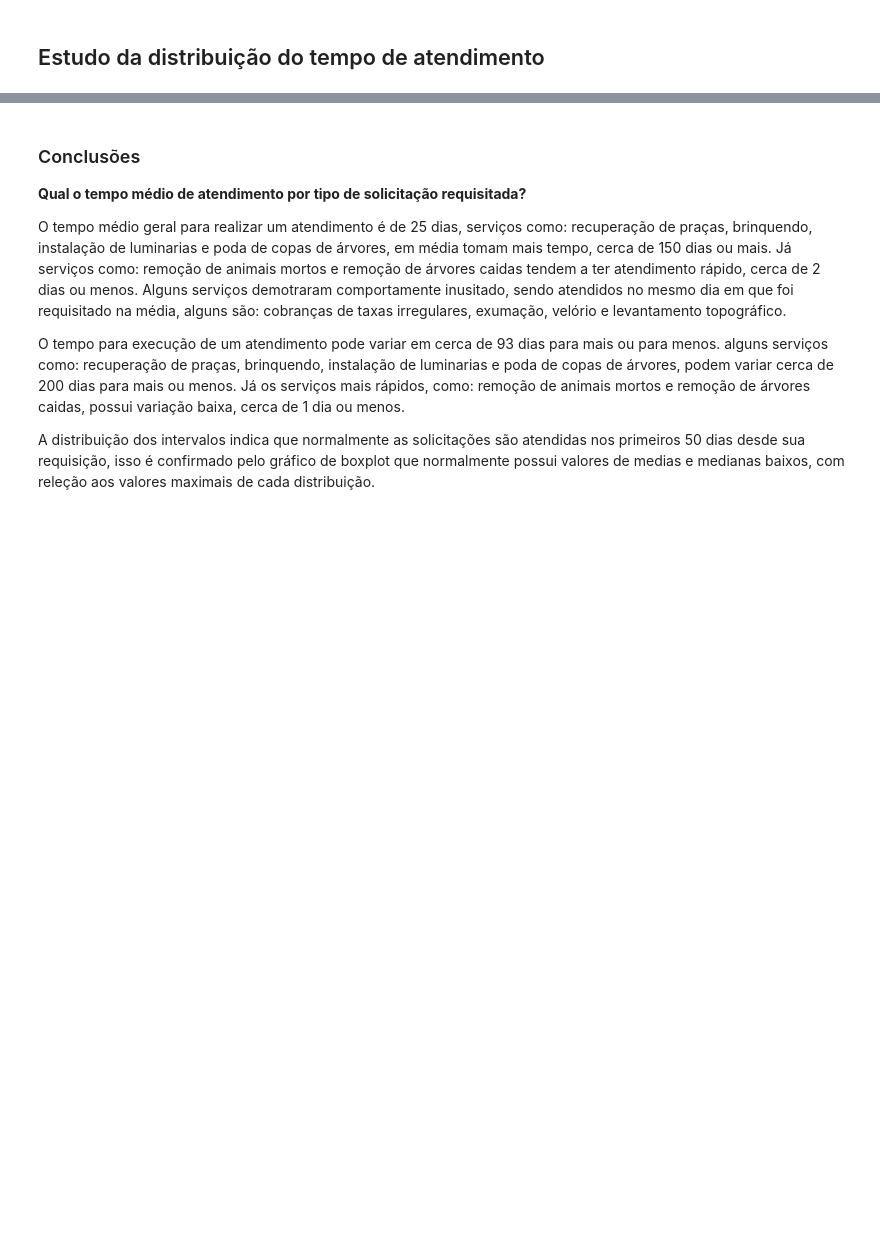
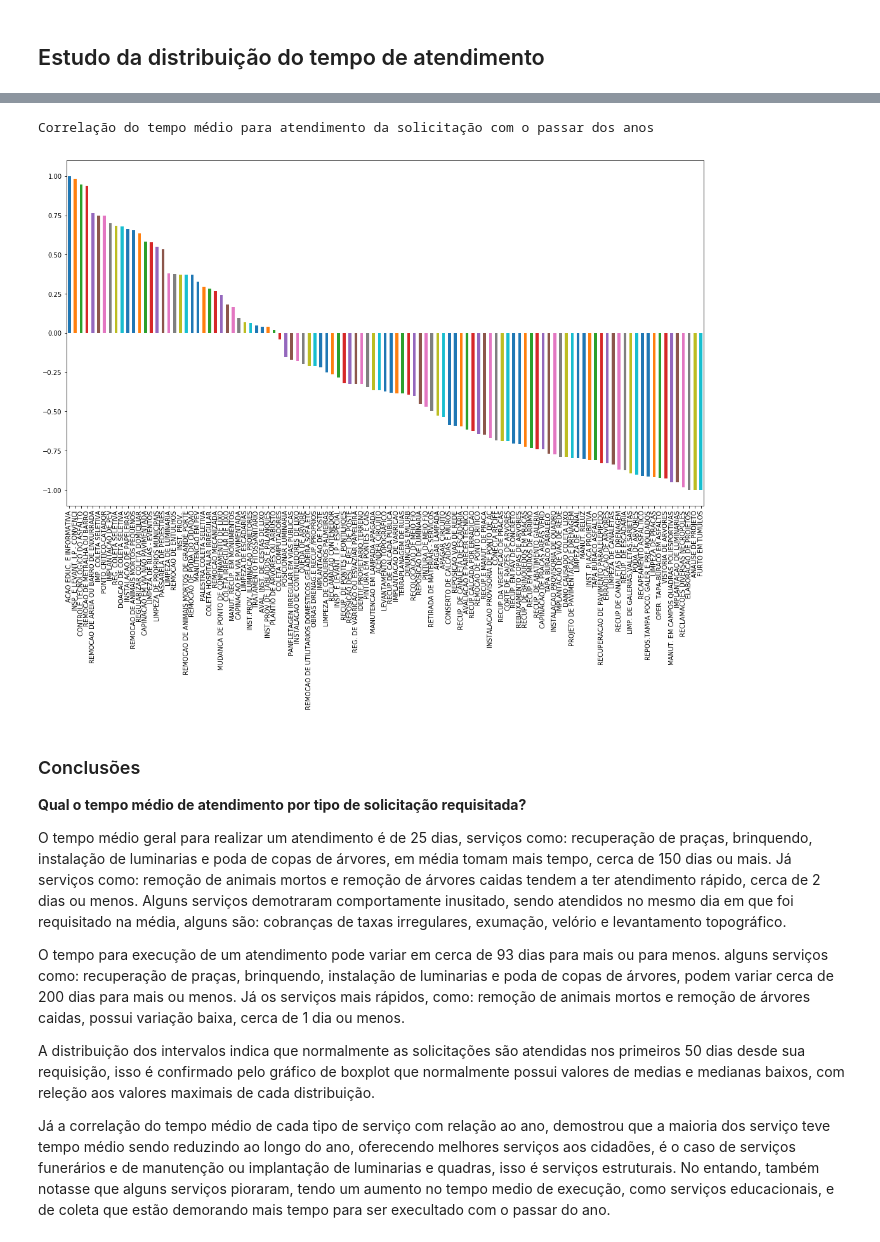
Before and after one commit to if1015-datascience-ufpe/2018-2-projeto-randomic, a Jupyter notebook: notebooks/hypotheses/hypothese 3 - tempo médio de atendimento.ipynb, the cells around one changed output, grey strips where cells are left out. Saved outputs shown, nothing was run; the diff lists cells and outputs as text; code cells hidden in the pictures; blank space fills up the shorter version.

```diff
--- a/notebooks/hypotheses/hypothese 3 - tempo médio de atendimento.ipynb
+++ b/notebooks/hypotheses/hypothese 3 - tempo médio de atendimento.ipynb
@@ -143,3 +175,16 @@ Distribuição dos tempos de atendimento respectivos a cada tipo de solicitaçã
+# %%
+group_ASI_df = df.groupby(['ANO', 'SERVICO_DESCRICAO'])[['INTERVALO']].mean().reset_index()
+pivot_ASI = group_ASI_df.pivot('ANO', 'SERVICO_DESCRICAO', 'INTERVALO')
+pivot_ASI.index = [0, 1, 2, 3, 4, 5, 6]
+pivot_ASI.columns = list(pivot_ASI.columns)
+pivot_ASI['ANO'] = list(range(2012, 2019))
+corr_year = pivot_ASI.corr()['ANO'][:-1].dropna()
+corr_year.sort_values(ascending=False).plot.bar(figsize=(18, 10))
+
+print('Correlação do tempo médio para atendimento da solicitação com o passar dos anos:')
+# %% [output]
+Correlação do tempo médio para atendimento da solicitação com o passar dos anos
+[figure, added]
 # %% [markdown]
 ### Conclusões
 
@@ -150,3 +195,5 @@ O tempo médio geral para realizar um atendimento é de 25 dias, serviços como:
 O tempo para execução de um atendimento pode variar em cerca de 93 dias para mais ou para menos. alguns serviços como: recuperação de praças, brinquendo, instalação de luminarias e poda de copas de árvores, podem variar cerca de 200 dias para mais ou menos. Já os serviços mais rápidos, como: remoção de animais mortos e remoção de árvores caidas, possui variação baixa, cerca de 1 dia ou menos.
 
 A distribuição dos intervalos indica que normalmente as solicitações são atendidas nos primeiros 50 dias desde sua requisição, isso é confirmado pelo gráfico de boxplot que normalmente possui valores de medias e medianas baixos, com releção aos valores maximais de cada distribuição.
+
+Já a correlação do tempo médio de cada tipo de serviço com relação ao ano, demostrou que a maioria dos serviço teve tempo médio sendo reduzindo ao longo do ano, oferecendo melhores serviços aos cidadões, é o caso de serviços funerários e de manutenção ou implantação de luminarias e quadras, isso é serviços estruturais. No entando, também notasse que alguns serviços pioraram, tendo um aumento no tempo medio de execução, como serviços educacionais, e de coleta que estão demorando mais tempo para ser execultado com o passar do ano.
```
Also changed, not shown: parts of 5 cells of this notebook, 2 other files.
